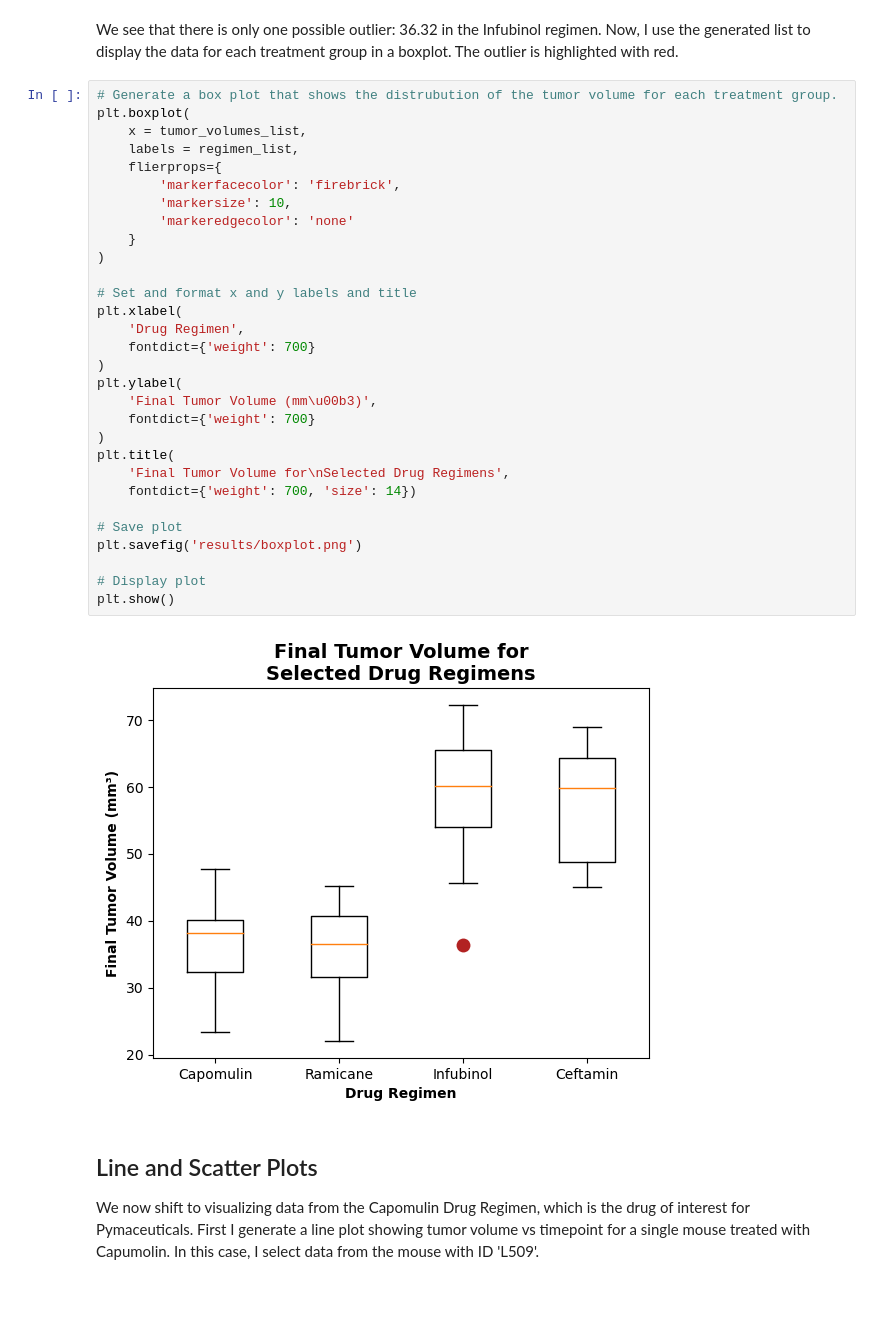
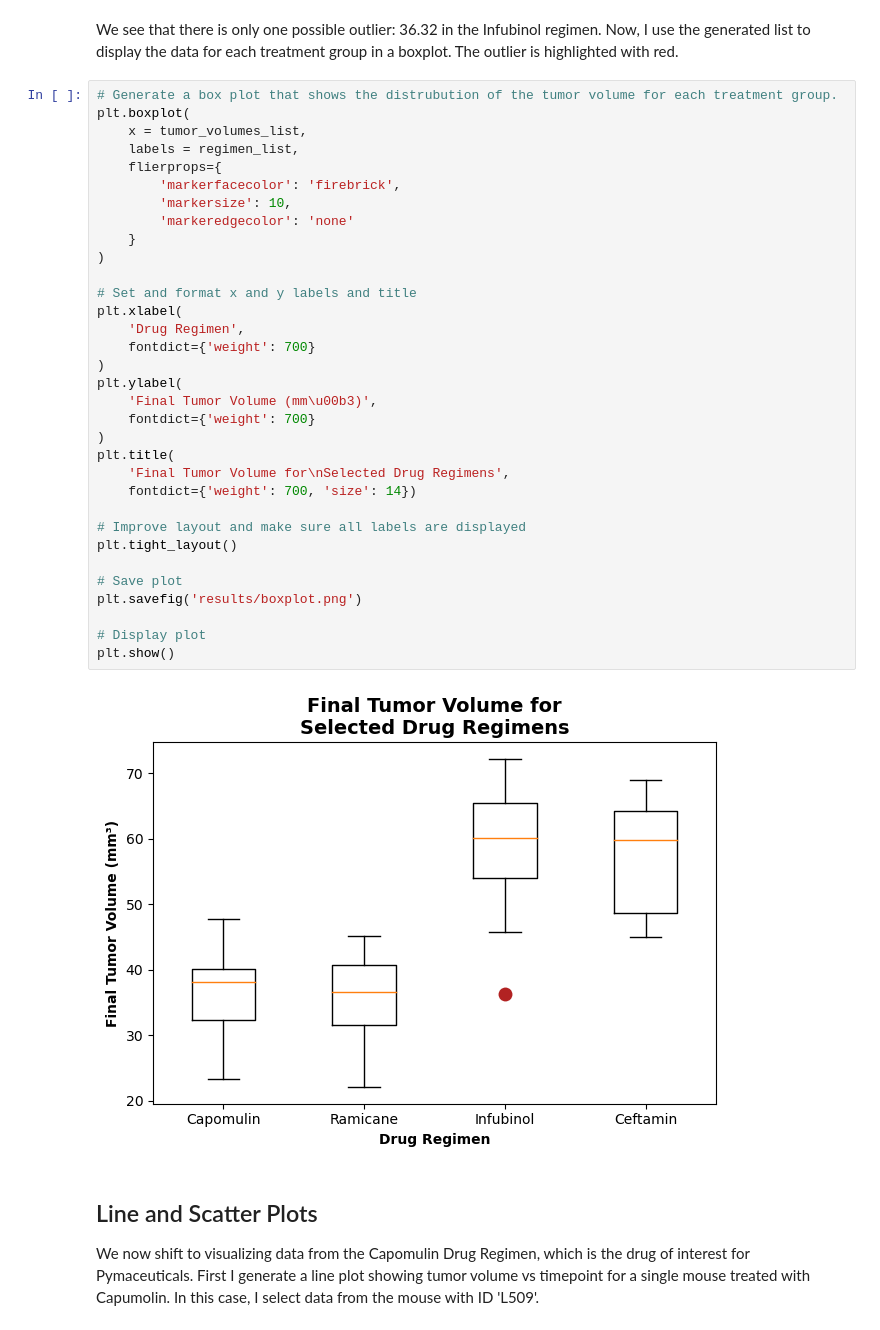
Before and after one commit to tsbarr/matplotlib-challenge, a Jupyter notebook: Pymaceuticals/pymaceuticals_analysis_tsbarr.ipynb, the cells around one changed output. Drawn from its saved outputs; the diff is of its cells as text; blank space fills up the shorter version.

```diff
--- a/Pymaceuticals/pymaceuticals_analysis_tsbarr.ipynb
+++ b/Pymaceuticals/pymaceuticals_analysis_tsbarr.ipynb
@@ -480,34 +492,37 @@ We see that there is only one possible outlier: 36.32 in the Infubinol regimen.
 # Generate a box plot that shows the distrubution of the tumor volume for each treatment group.
 plt.boxplot(
     x = tumor_volumes_list,
     labels = regimen_list,
     flierprops={
         'markerfacecolor': 'firebrick',
         'markersize': 10,
         'markeredgecolor': 'none'
     }
 )
 
 # Set and format x and y labels and title
 plt.xlabel(
     'Drug Regimen',
     fontdict={'weight': 700}
 )
 plt.ylabel(
     'Final Tumor Volume (mm\u00b3)',
     fontdict={'weight': 700}
 )
 plt.title(
     'Final Tumor Volume for\nSelected Drug Regimens',
     fontdict={'weight': 700, 'size': 14})
 
+# Improve layout and make sure all labels are displayed
+plt.tight_layout()
+
 # Save plot
 plt.savefig('results/boxplot.png')
 
 # Display plot
 plt.show()
 # %% [output]
-[figure, old version]
+[figure, new version]
 # %% [markdown]
 ## Line and Scatter Plots
 
```
Also changed, not shown: parts of 7 cells of this notebook, 8 other files.
